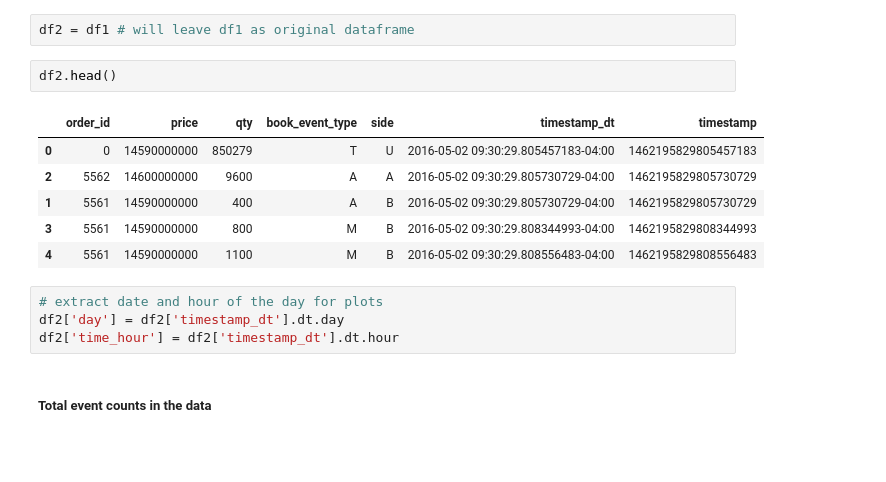
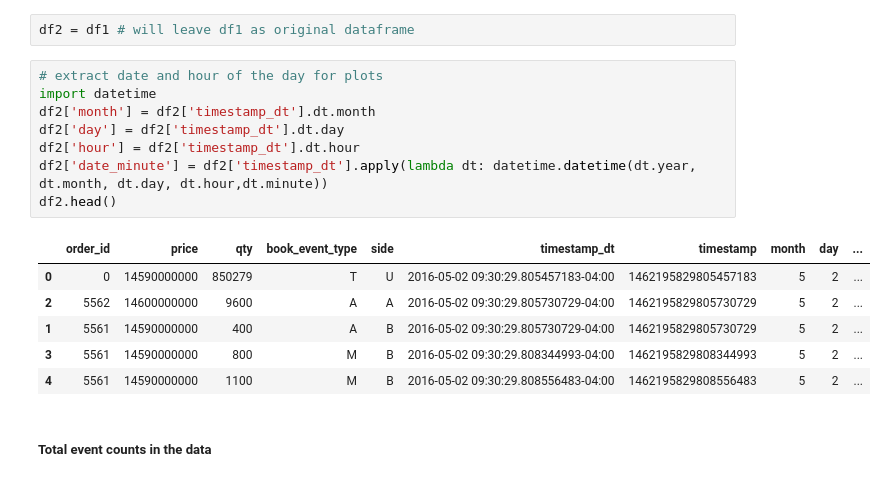
Before and after one commit to charurawat/deeplearning-stock-mkt-prediction, a Jupyter notebook: preprocessing.ipynb, the cells around one changed output. Saved outputs shown, nothing was run; the diff lists cells and outputs as text; blank space fills up the shorter version.

```diff
--- a/preprocessing.ipynb
+++ b/preprocessing.ipynb
@@ -88,19 +88,21 @@ import pylab
 import matplotlib.dates as mdates
 # %%
 df2 = df1 # will leave df1 as original dataframe
-# %%
-df2.head()
-# %% [output]
-|  | order_id | price | qty | book_event_type | side | timestamp_dt | timestamp |
-| 0 | 0 | 14590000000 | 850279 | T | U | 2016-05-02 09:30:29.805457183-04:00 | 1462195829805457183 |
-| 2 | 5562 | 14600000000 | 9600 | A | A | 2016-05-02 09:30:29.805730729-04:00 | 1462195829805730729 |
-| 1 | 5561 | 14590000000 | 400 | A | B | 2016-05-02 09:30:29.805730729-04:00 | 1462195829805730729 |
-| 3 | 5561 | 14590000000 | 800 | M | B | 2016-05-02 09:30:29.808344993-04:00 | 1462195829808344993 |
-| 4 | 5561 | 14590000000 | 1100 | M | B | 2016-05-02 09:30:29.808556483-04:00 | 1462195829808556483 |
 # %%
 # extract date and hour of the day for plots
+import datetime
+df2['month'] = df2['timestamp_dt'].dt.month
 df2['day'] = df2['timestamp_dt'].dt.day
-df2['time_hour'] = df2['timestamp_dt'].dt.hour
+df2['hour'] = df2['timestamp_dt'].dt.hour
+df2['date_minute'] = df2['timestamp_dt'].apply(lambda dt: datetime.datetime(dt.year, dt.month, dt.day, dt.hour,dt.minute))
+df2.head()
+# %% [output]
+|  | order_id | price | qty | book_event_type | side | timestamp_dt | timestamp | month | day | ... |
+| 0 | 0 | 14590000000 | 850279 | T | U | 2016-05-02 09:30:29.805457183-04:00 | 1462195829805457183 | 5 | 2 | ... |
+| 2 | 5562 | 14600000000 | 9600 | A | A | 2016-05-02 09:30:29.805730729-04:00 | 1462195829805730729 | 5 | 2 | ... |
+| 1 | 5561 | 14590000000 | 400 | A | B | 2016-05-02 09:30:29.805730729-04:00 | 1462195829805730729 | 5 | 2 | ... |
+| 3 | 5561 | 14590000000 | 800 | M | B | 2016-05-02 09:30:29.808344993-04:00 | 1462195829808344993 | 5 | 2 | ... |
+| 4 | 5561 | 14590000000 | 1100 | M | B | 2016-05-02 09:30:29.808556483-04:00 | 1462195829808556483 | 5 | 2 | ... |
 # %% [markdown]
 ##### Total event counts in the data
 # %%
```
Also changed, not shown: parts of 4 cells of this notebook.
